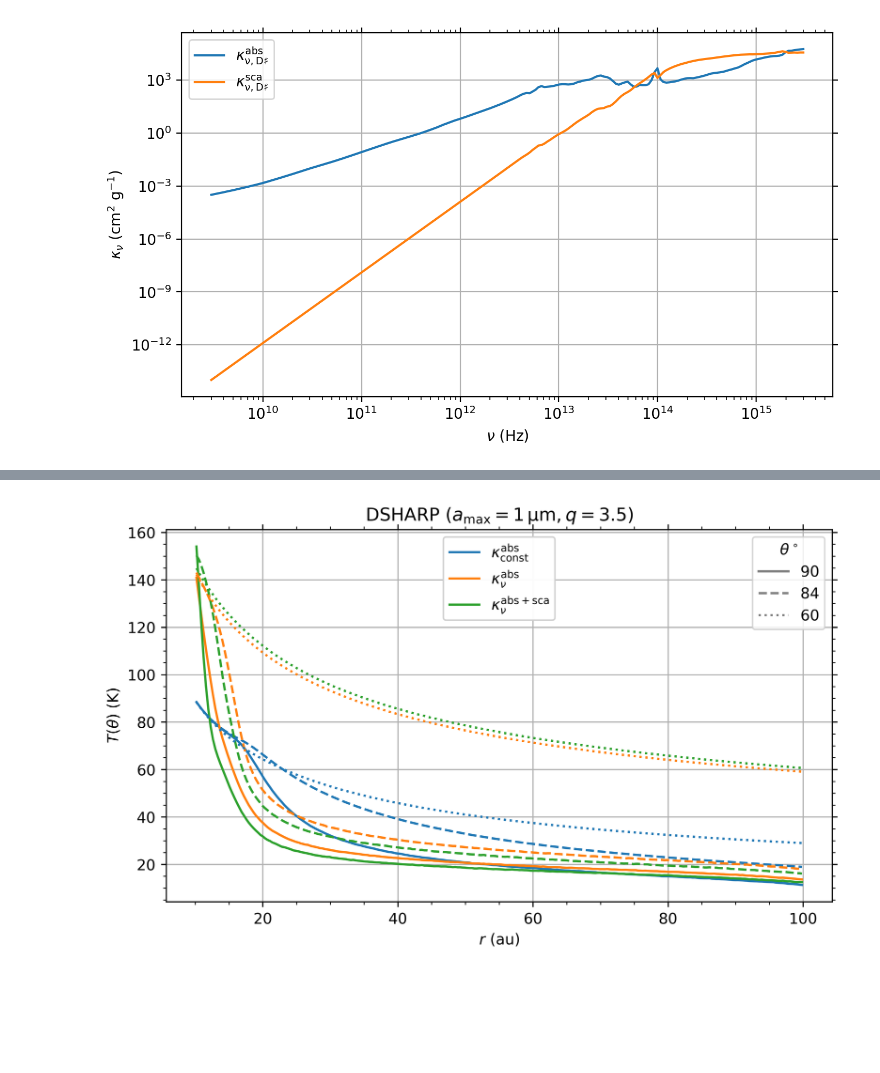
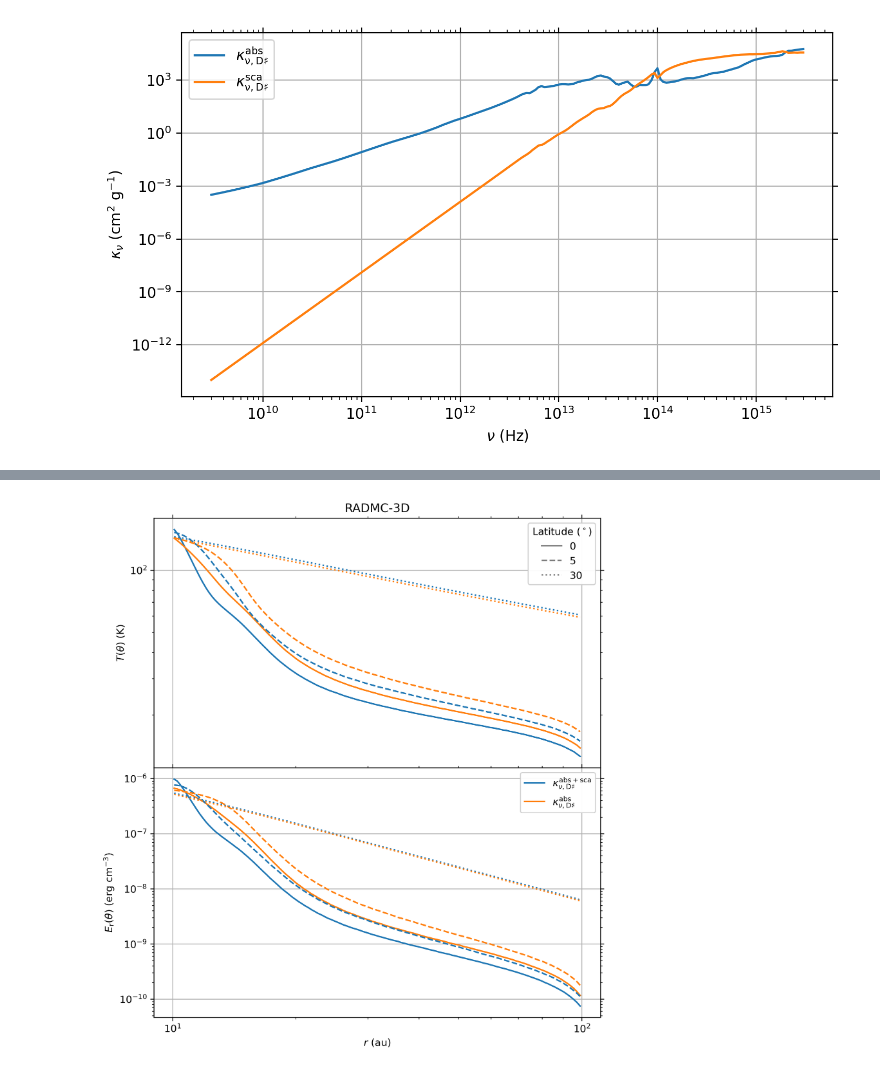
Before and after one commit to sabaronett/rad-hydro, a Jupyter notebook: radmc3d/dsharp_abs-sca/DSHARPAbsSca_RADMC-3D.ipynb, the cells around one changed output, grey strips where cells are left out. Drawn from its saved outputs; the diff is of its cells as text; code cells hidden in the pictures; blank space fills up the shorter version.

```diff
--- a/radmc3d/dsharp_abs-sca/DSHARPAbsSca_RADMC-3D.ipynb
+++ b/radmc3d/dsharp_abs-sca/DSHARPAbsSca_RADMC-3D.ipynb
@@ -409,7 +407,7 @@ plt.colorbar(im1, label=r'$E_\mathrm{r}$ (erg cm$^{-3}$)')
 plt.subplots_adjust(hspace=0.0)
 for ax in axs:
     CS = ax.contour(data.grid.x/natconst.au, 90-data.grid.y*rad2deg,
-                    data.taux[:,:,0].T, [1, 1e4], colors=['w', 'w'])
+                    data.taux[:,:,0].T, [1, 1e5], colors=['w', 'w'])
     ax.clabel(CS, CS.levels, fmt=fmt)
     ax.minorticks_on()
     ax.set(ylabel=r'Latitude ($^\circ$)')
@@ -425,60 +423,52 @@ ValueError: cannot reshape array of size 800 into shape (200,3)
 # %%
 #===============================================================================
-import matplotlib.pyplot as plt
-import numpy as np
-from radmc3dPy import *
-import sys
-sys.path.insert(0, '/home/stanley/github/PrincetonUniversity/athena/vis/python')
-import athena_read
+fig, axs = plt.subplots(nrows=2, sharex=True, figsize=(8, 9), dpi=300)
+tab_colors = ['tab:red', 'tab:orange', 'tab:green', 'tab:blue', 'tab:purple',
+              'tab:brown', 'tab:pink', 'tab:gray', 'tab:olive', 'tab:cyan']
+theta_degs = [90, 85, 60]
+lss = ['solid', 'dashed', 'dotted', 'dashdot']
+ls_thetas, c_solns = [], []
 
-# Conversions
-rad2deg = 180/np.pi # [deg]
-
-# Set up plots
-fig, ax = plt.subplots(figsize=(8, 4.5), dpi=600)
-tab_colors = ['tab:blue', 'tab:orange', 'tab:green', 'tab:red', 'tab:purple',
-              'tab:brown', 'tab:pink', 'tab:gray', 'tab:olive', 'tab:cyan']
-lss = ['solid', 'dashed', 'dotted']
-theta_degs = [90, 84, 60]
-c_solns, ls_thetas = [], []
-
-# Read and plot RADMC-3D solutions
-const = np.load('dust_temperature_const.npz')
-k_abs = np.load('dust_temperature_abs.npz')
-data = analyze.readData(ddens=True, dtemp=True)
-np.savez('dust_temperature_abs-sca', dusttemp=data.dusttemp)
-dtheta = (data.grid.yi[-1] - data.grid.yi[0])/data.grid.ny
-
+# Read and plot solutions
+dusttemp_abs = np.load('../dsharp_abs/dust_temperature.npz')['dusttemp']
+totmeanint_abs = np.load('../dsharp_abs/total_mean_intensity.npz')['totmeanint']
+Er_abs = 4*np.pi*totmeanint_abs[:,:,0]/c_speed
+data = analyze.readData(dtemp=True)
+totmeanint = np.load('total_mean_intensity.npz')['totmeanint']
+Er = 4*np.pi*totmeanint[:,:,0]/natconst.cc
+dtheta = (data.grid.y[-1] - data.grid.y[0])/len(data.grid.y)
+# np.savez_compressed('dust_temperature_const', dusttemp=data.dusttemp)
 for th, theta_deg in enumerate(theta_degs):
     j = int(theta_deg/rad2deg/dtheta)
-    ax.plot(data.grid.x/natconst.au, const['dusttemp'][:,j,0,0], 'tab:blue',
-            ls=lss[th])
-    ax.plot(data.grid.x/natconst.au, k_abs['dusttemp'][:,j,0,0], 'tab:orange',
-            ls=lss[th])
-    ax.plot(data.grid.x/natconst.au, data.dusttemp[:,j,0,0], 'tab:green',
-            ls=lss[th])
-    ls_thetas.append(ax.plot([], [], color='tab:gray', ls=lss[th],
-                     label=rf'${theta_deg}$')[0])
+    axs[0].plot(data.grid.x/natconst.au, data.dusttemp[:,j,0,0],
+                color='tab:blue', ls=lss[th])
+    axs[0].plot(data.grid.x/natconst.au, dusttemp_abs[:,j,0,0],
+                color='tab:orange', ls=lss[th])
+    axs[1].plot(data.grid.x/natconst.au, Er[:,j], color='tab:blue', ls=lss[th])
+    axs[1].plot(data.grid.x/natconst.au, Er_abs[:,j], color='tab:orange',
+                ls=lss[th])
+    ls_thetas.append(axs[0].plot([], [], color='tab:gray', ls=lss[th],
+                     label=rf'${90-theta_deg}$')[0])
 
 # Plot ghost points for colorless line style and add legends
-c_solns.append(ax.plot([], [], color='tab:blue',
-               label=r'$\kappa_\mathrm{const}^\mathrm{abs}$')[0])
-c_solns.append(ax.plot([], [], color='tab:orange',
-               label=r'$\kappa_\nu^\mathrm{abs}$')[0])
-c_solns.append(ax.plot([], [], color='tab:green',
-               label=r'$\kappa_\nu^\mathrm{abs+sca}$')[0])
-ls_legend = plt.legend(title=r'$\theta^\circ$', handles=ls_thetas,
-                       loc='upper right')
-color_legend = plt.legend(handles=c_solns, loc='upper center')
-ax.add_artist(ls_legend)
-ax.add_artist(color_legend)
+ls_legend = axs[0].legend(title=r'Latitude ($^\circ$)', handles=ls_thetas)
+axs[0].add_artist(ls_legend)
+c_solns.append(axs[1].plot([], [], color='tab:blue',
+               label=r'$\kappa_{\nu,\mathrm{D}\sharp}^\mathrm{abs+sca}$')[0])
+c_solns.append(axs[1].plot([], [], color='tab:orange',
+               label=r'$\kappa_{\nu,\mathrm{D}\sharp}^\mathrm{abs}$')[0])
+color_legend = axs[1].legend(handles=c_solns)
+axs[1].add_artist(color_legend)
 
 # Format (sub)plots
-ax.grid()
-ax.minorticks_on()
-ax.set(xlabel=r'$r$ (au)', ylabel=r'$T(\theta)$ (K)',
-       title=r'DSHARP ($a_\mathrm{max}=1\,\mathrm{\mu m}, q=3.5$)')
-ax.tick_params(axis='both', which='both', top=True, right=True)
+plt.subplots_adjust(hspace=0.0)
+axs[0].set(ylabel=r'$T(\theta)$ (K)', title='RADMC-3D')
+axs[1].set(xlabel=r'$r$ (au)', ylabel=r'$E_\mathrm{r}(\theta)$ (erg cm$^{-3}$)')
+for ax in axs:
+    ax.grid()
+    ax.minorticks_on()
+    ax.set(xscale='log', yscale='log')
+    ax.tick_params(axis='both', which='both', top=True, right=True)
 # %% [output]
 Reading amr_grid.inp
 Reading wavelength_micron.inp
@@ -486,2 +475,2 @@ Reading dust_density.inp
 Reading dust_temperature.dat
-[figure, old version]
+[figure, new version]
```
Also changed, not shown: parts of 8 cells of this notebook, 3 other files.
